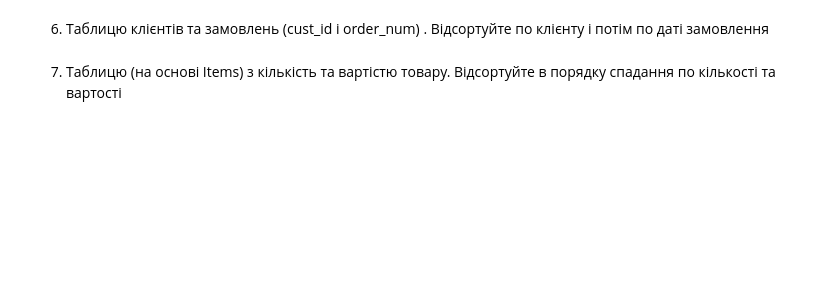
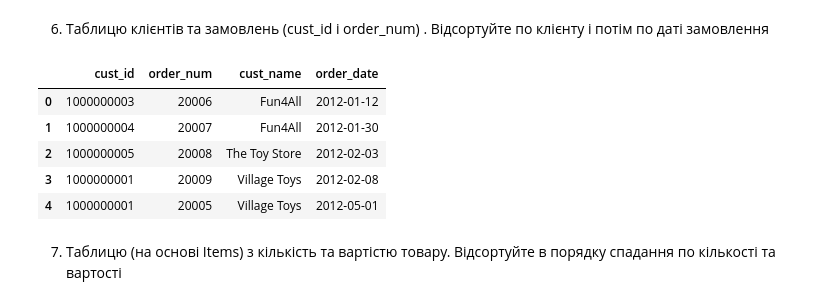
Before and after one commit to AndrewSkylone/DS_7, a Jupyter notebook: Lab 4/Lab work 4.ipynb, the cells around one changed output. Cells and saved outputs as stored; diff of their text form; code cells hidden in the pictures; blank space fills up the shorter version.

```diff
--- a/Lab 4/Lab work 4.ipynb
+++ b/Lab 4/Lab work 4.ipynb
@@ -175,4 +276,20 @@ cursor.execute("SELECT * FROM medications")
 # %% [markdown]
 6. Таблицю клієнтів та замовлень (cust_id і order_num) . Відсортуйте по клієнту і потім по даті замовлення
+# %%
+sql_req = """
+            SELECT Customers.cust_id, Orders.order_num, Customers.cust_name, Orders.order_date
+            FROM Customers
+            INNER JOIN Orders
+            ON Customers.cust_id = Orders.cust_id
+            ORDER BY Customers.cust_name, Orders.order_date
+"""
+DataFrame(curs.execute(sql_req).fetchall(), columns=('cust_id', 'order_num', 'cust_name', 'order_date'))
+# %% [output]
+|  | cust_id | order_num | cust_name | order_date |
+| 0 | 1000000003 | 20006 | Fun4All | 2012-01-12 |
+| 1 | 1000000004 | 20007 | Fun4All | 2012-01-30 |
+| 2 | 1000000005 | 20008 | The Toy Store | 2012-02-03 |
+| 3 | 1000000001 | 20009 | Village Toys | 2012-02-08 |
+| 4 | 1000000001 | 20005 | Village Toys | 2012-05-01 |
 # %% [markdown]
 7. Таблицю (на основі Items) з кількість та вартістю товару. Відсортуйте в порядку спадання по кількості та вартості
```
Also changed, not shown: parts of 20 cells of this notebook, 2 other files.
